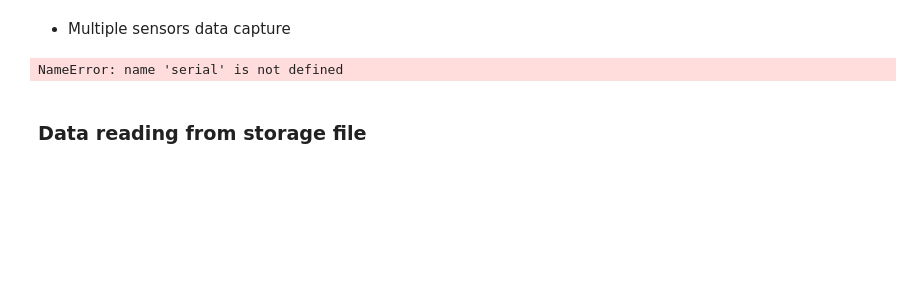
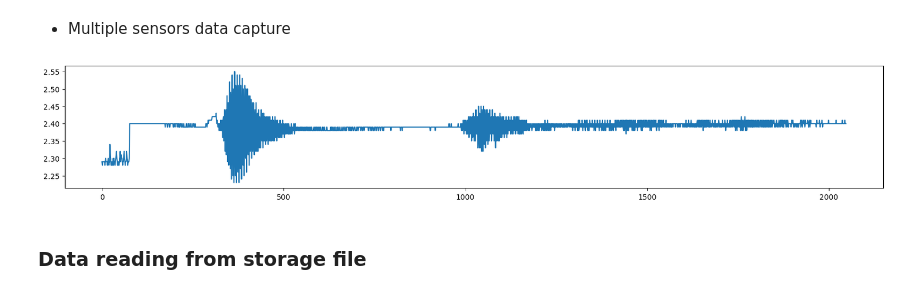
Before and after one commit to Juanpmartinez180/Data-Science-Projects, a Jupyter notebook: ultrasonic_radar/arduino/serial_read.ipynb, the cells around one changed output. Cells and saved outputs as stored; diff of their text form; code cells hidden in the pictures; blank space fills up the shorter version.

```diff
--- a/ultrasonic_radar/arduino/serial_read.ipynb
+++ b/ultrasonic_radar/arduino/serial_read.ipynb
@@ -127,6 +134,7 @@ plt.show()
 samples_to_capture = 1
 serial_length = 2048  # Length of the serial comm message
 n_sensors = 3  #  Number of sensors
+version_number = datetime.now().strftime("%Y-%m-%d_%H:%M:%S")
 
 ### Initiate serial port communications
 ser = serial.Serial('/dev/ttyACM0', baudrate=115200)
@@ -149,15 +157,17 @@ for i in range(samples_to_capture):
 
         temp_data = [2.5 if (len(data)!=4) else data for data in temp_data]
         received_data[i, j, :] = temp_data  # Move data from temporal storage to the tensor
-    file_name = "captured_data/multisensor_data/sample"+str(i)+".csv"
+    file_name = "captured_data/multisensor_data/sample_"+version_number+".csv"
     pd.DataFrame(received_data[i, :, :]).to_csv(file_name, index = False)
 ser.close()
-# %% [output]
-NameError: name 'serial' is not defined
 # %%
 ### Plot a sample
-sample = received_data[0][0]
+sample = received_data[0][2]
+#sample = [[1,2,3], [1,1,1]]
 plt.plot(np.arange(0, len(sample)), sample, label = 'Initial function')  # Plot the derivate function
+plt.show()
+# %% [output]
+[figure, added]
 # %% [markdown]
 ### Data reading from storage file
 # %%
```
Also changed, not shown: parts of 9 cells of this notebook, 1 other file.
